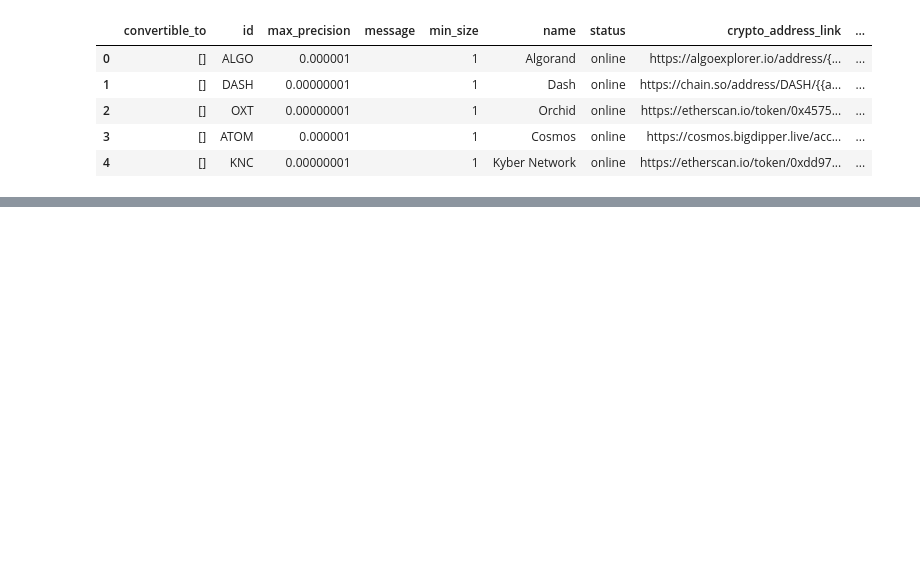
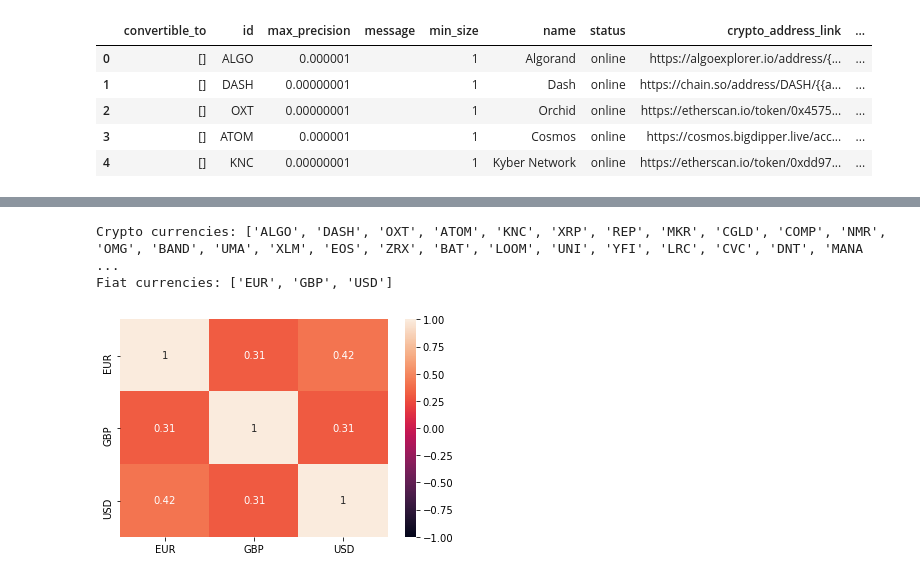
Before and after one commit to aalfiler/Crash_Course_In_Crypto, a Jupyter notebook: notebooks/volume_by_currency.ipynb, the cells around one changed output, grey strips where cells are left out. Saved outputs shown, nothing was run; the diff lists cells and outputs as text; code cells hidden in the pictures; blank space fills up the shorter version.

Commit message:
Update analysis notebook for trading volume

```diff
--- a/notebooks/volume_by_currency.ipynb
+++ b/notebooks/volume_by_currency.ipynb
@@ -50,8 +52,11 @@ def get_candle_data(id, start_date):
     candles_df = pd.DataFrame(candles, columns=["time", "low", "high", "open", "close", "volume"])
     return candles_df
 # %%
+base_currency_id = "base_currency"
+quote_currency_id = "quote_currency"
+crypto_currencies = currencies_df[currencies_df["type"] == "crypto"]["id"].tolist()
 fiat_currencies = currencies_df[currencies_df["type"] == "fiat"]["id"].tolist()
-fiat_products_df = products_df[products_df["quote_currency"].isin(fiat_currencies)]
+fiat_products_df = products_df[products_df[quote_currency_id].isin(fiat_currencies)]
 
 today = dt.datetime.today()
 base = dt.datetime.strptime("2009-01-01", "%Y-%m-%d")
@@ -62,16 +67,31 @@ date_list = [base + dt.timedelta(days=x*300) for x in range(iterations)]
 data_df = pd.DataFrame()
 for idx, row in fiat_products_df.iterrows():
     product_id = row["id"]
-    base_currency = row["base_currency"]
-    quote_currency = row["quote_currency"]
+    base_currency = row[base_currency_id]
+    quote_currency = row[quote_currency_id]
     for start_date in date_list:
         df = get_candle_data(product_id, start_date)
         if not df.empty:
-            df["base_currency"] = base_currency
-            df["quote_currency"] = quote_currency
+            df[base_currency_id] = base_currency
+            df[quote_currency_id] = quote_currency
             data_df = data_df.append(df)
+# %%
+print(f"Crypto currencies: {crypto_currencies}")
+print(f"Fiat currencies: {fiat_currencies}")
+# %% [output]
+Crypto currencies: ['ALGO', 'DASH', 'OXT', 'ATOM', 'KNC', 'XRP', 'REP', 'MKR', 'CGLD', 'COMP', 'NMR', 'OMG', 'BAND', 'UMA', 'XLM', 'EOS', 'ZRX', 'BAT', 'LOOM', 'UNI', 'YFI', 'LRC', 'CVC', 'DNT', 'MANA ...
+Fiat currencies: ['EUR', 'GBP', 'USD']
 # %%
 # convert epoch time to date
 data_df = data_df.drop_duplicates()
 data_df["date"] = pd.to_datetime(data_df["time"], unit="s")
 data_df = data_df.drop(columns=["time"])
+# %%
+fiat_volume_data_df = pd.concat([data_df[data_df[quote_currency_id] == fiat].groupby(["date"])["volume"].sum() for fiat in fiat_currencies], axis=1)
+fiat_volume_data_df.columns = fiat_currencies
+fiat_volume_pct_df = fiat_volume_data_df.pct_change()
+# %%
+fiat_volume_pct_corr_df = fiat_volume_pct_df.corr(method="pearson")
+corr_plot = sns.heatmap(fiat_volume_pct_corr_df, vmin=-1, vmax=1, annot=True)
+# %% [output]
+[figure, added]
```
Also changed, not shown: parts of 9 cells of this notebook.
